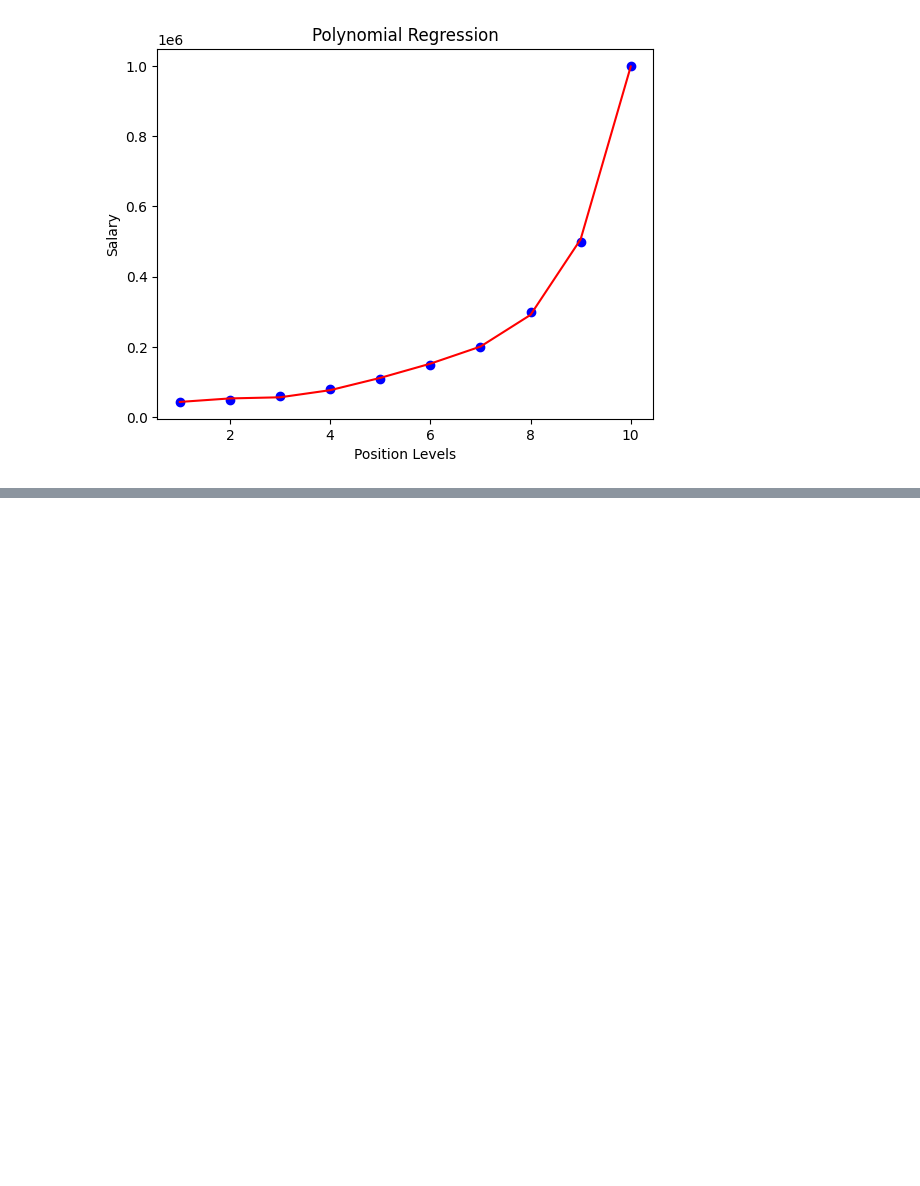
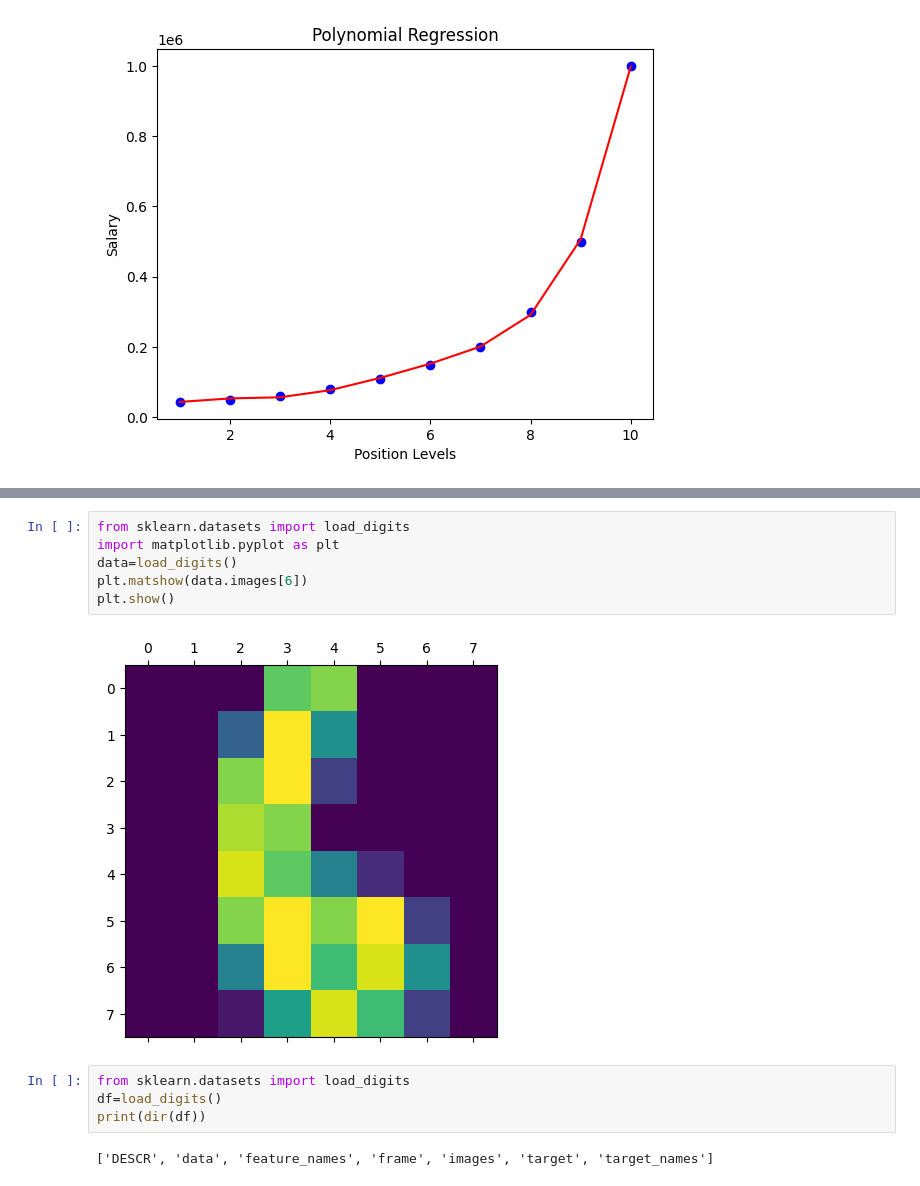
Before and after one commit to keerthimareedu3/keerthi, a Jupyter notebook: MACHINE_LEARNING.ipynb, the cells around one changed output, grey strips where cells are left out. Cells and saved outputs as stored; diff of their text form; blank space fills up the shorter version.

```diff
--- a/MACHINE_LEARNING.ipynb
+++ b/MACHINE_LEARNING.ipynb
@@ -1026,0 +1142,14 @@ plt.show()
+# %%
+from sklearn.datasets import load_digits
+import matplotlib.pyplot as plt
+data=load_digits()
+plt.matshow(data.images[6])
+plt.show()
+# %% [output]
+[figure, added]
+# %%
+from sklearn.datasets import load_digits
+df=load_digits()
+print(dir(df))
+# %% [output]
+['DESCR', 'data', 'feature_names', 'frame', 'images', 'target', 'target_names']
```
Also changed, not shown: parts of 14 cells of this notebook.
